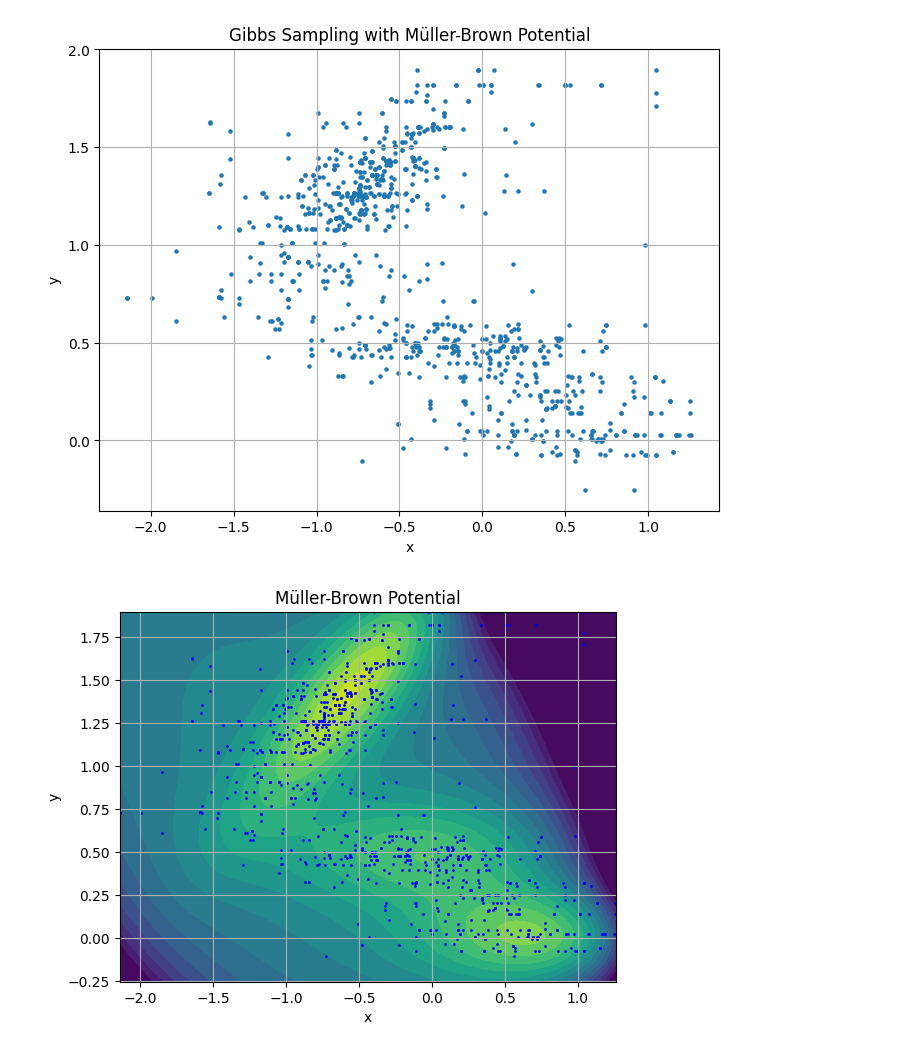
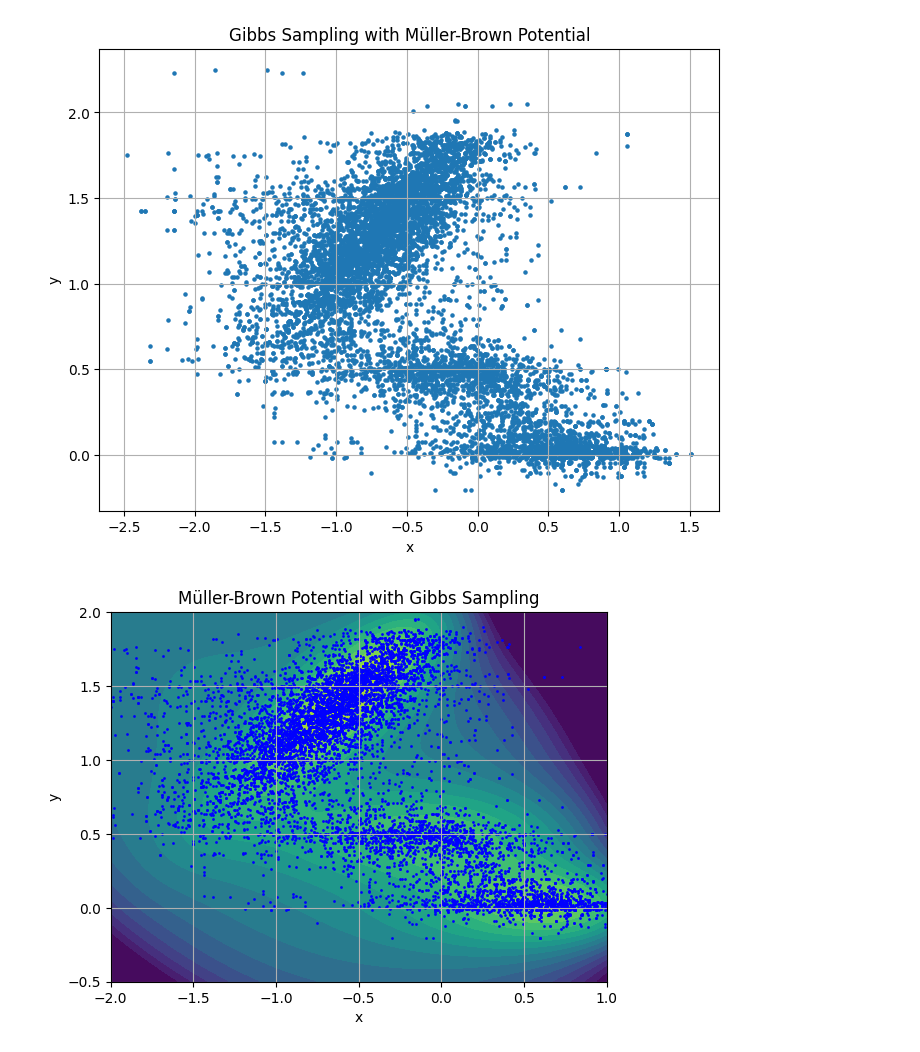
Before and after one commit to AlffonsoMV/PAMSProject, a Jupyter notebook: Code/MarkovChains/mullerbrown/gibbs.ipynb, the cells around one changed output. Cells and saved outputs as stored; diff of their text form; code cells hidden in the pictures.

```diff
--- a/Code/MarkovChains/mullerbrown/gibbs.ipynb
+++ b/Code/MarkovChains/mullerbrown/gibbs.ipynb
@@ -67,7 +67,7 @@ def gibbs_sampling_with_potential(scale, num_samples, step_size=0.5):
 # %%
 # Perform Gibbs sampling with the Muller-Brown potential
 scale = 1.0
-num_samples = 1000
+num_samples = 10000
 samples_with_potential = gibbs_sampling_with_potential(scale, num_samples)
 
 # Visualize the samples
@@ -79,42 +79,44 @@ plt.ylabel("y")
 plt.grid(True)
 plt.show()
 # %% [output]
-[figure, old version]
+[figure, new version]
 # %%
 def generate_grid(x1_min, x1_max, x2_min, x2_max, size=100):
     x1 = torch.linspace(x1_min, x1_max, size)
     x2 = torch.linspace(x2_min, x2_max, size)
     grid_x1, grid_x2 = torch.meshgrid(x1, x2, indexing="ij")
     grid = torch.stack([grid_x1, grid_x2], dim=-1)
     x = grid.reshape((-1, 2))
     return x
 
 
 # Maximum and minimun from samples
-x1_min, x1_max = np.min(samples_with_potential[:, 0]), np.max(samples_with_potential[:, 0])
-x2_min, x2_max = np.min(samples_with_potential[:, 1]), np.max(samples_with_potential[:, 1])
+x1_min, x1_max = -2, 1.0
+x2_min, x2_max = -0.5, 2.0
 grid_size = 100
 x_grid = generate_grid(x1_min, x1_max, x2_min, x2_max, grid_size)
 fig, axes = plt.subplots()
 scale = 0.05
 U = compute_Muller_potential(scale, x_grid)
 U = U.reshape(100, 100)
 U[U > 9] = 9
 U = U.T
 plt.contourf(
     U,
     levels=np.linspace(-9, 9, 19),
     extent=(x1_min, x1_max, x2_min, x2_max),
     cmap="viridis_r",
 )
 plt.scatter(samples_with_potential[:, 0], samples_with_potential[:, 1], s=1, color='blue')
-plt.title('Müller-Brown Potential')
+plt.title('Müller-Brown Potential with Gibbs Sampling')
 plt.xlabel('x')
 plt.ylabel('y')
+plt.xlim(x1_min, x1_max)
+plt.ylim(x2_min, x2_max)
 plt.grid(True)
 plt.show()
 # %% [output]
-[figure, old version]
+[figure, new version]
 # %%
 # Perform Gibbs sampling with the Muller-Brown potential
 scale = 1.0
```
Also changed, not shown: parts of 4 cells of this notebook, 34 other files.
